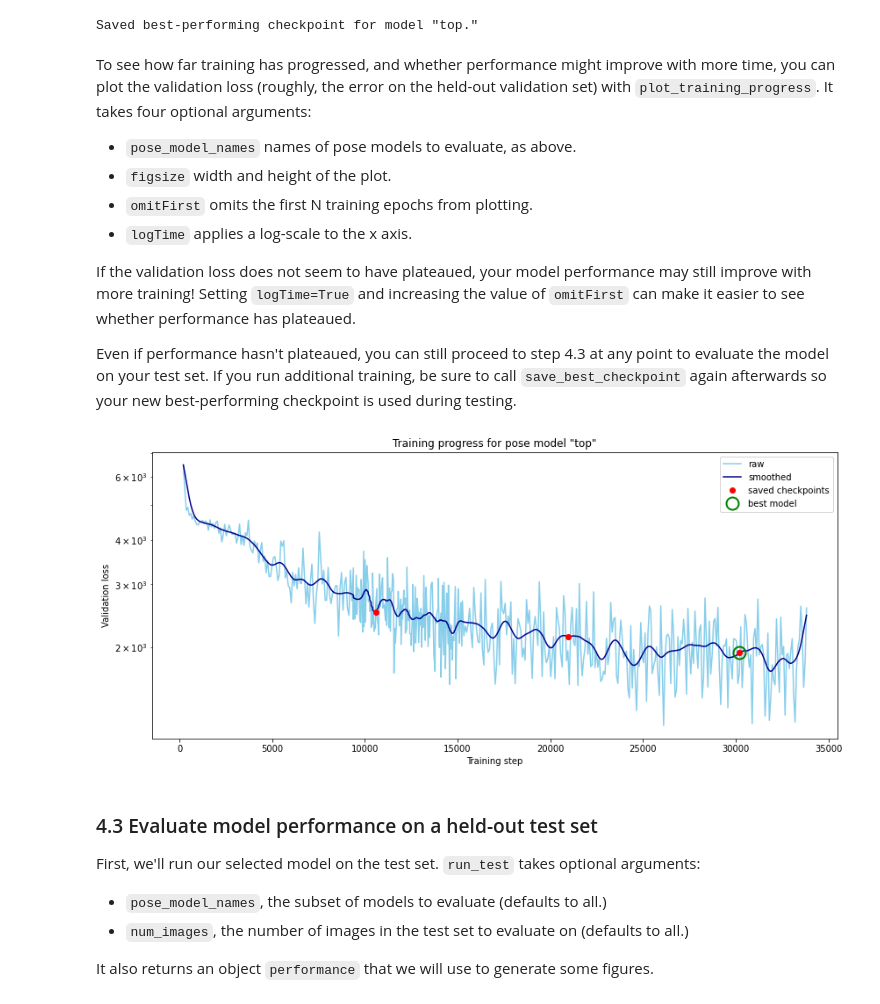
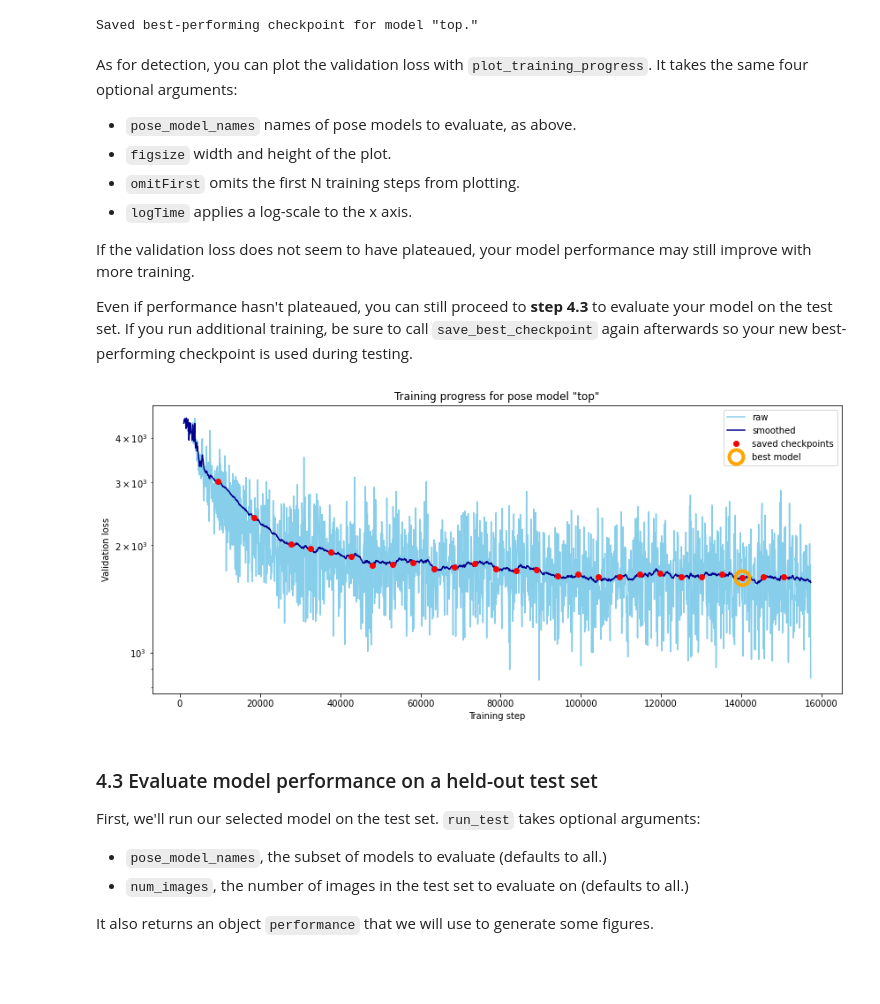
Before and after one commit to neuroethology/MARS_Developer, a Jupyter notebook: MARS_tutorial.ipynb, the cells around one changed output. Cells and saved outputs as stored; diff of their text form; code cells hidden in the pictures; blank space fills up the shorter version.

Commit message:
finishing checkpoint selection

```diff
--- a/MARS_tutorial.ipynb
+++ b/MARS_tutorial.ipynb
@@ -176,22 +192,22 @@ evaluation.save_best_checkpoint(project_path)
 # %% [output]
 Saved best-performing checkpoint for model "top."
 # %% [markdown]
-To see how far training has progressed, and whether performance might improve with more time, you can plot the validation loss (roughly, the error on the held-out validation set) with `plot_training_progress`. It takes four optional arguments:
+As for detection, you can plot the validation loss with `plot_training_progress`. It takes the same four optional arguments:
 * `pose_model_names` names of pose models to evaluate, as above.
 * `figsize` width and height of the plot.
-* `omitFirst` omits the first N training epochs from plotting.
+* `omitFirst` omits the first N training steps from plotting.
 * `logTime` applies a log-scale to the x axis.
 
-If the validation loss does not seem to have plateaued, your model performance may still improve with more training! Setting `logTime=True` and increasing the value of `omitFirst` can make it easier to see whether performance has plateaued.
+If the validation loss does not seem to have plateaued, your model performance may still improve with more training.
 
-Even if performance hasn't plateaued, you can still proceed to step 4.3 at any point to evaluate the model on your test set. If you run additional training, be sure to call `save_best_checkpoint` again afterwards so your new best-performing checkpoint is used during testing.
+Even if performance hasn't plateaued, you can still proceed to **step 4.3** to evaluate your model on the test set. If you run additional training, be sure to call `save_best_checkpoint` again afterwards so your new best-performing checkpoint is used during testing.
 # %%
-from hourglass_pose import evaluation
+from hourglass_pose import evaluate_pose
 
 project_path = 'D:\my_project'
-evaluation.plot_training_progress(project_path, omitFirst=200, logTime=False)
+evaluate_pose.plot_training_progress(project_path, omitFirst=1000, logTime=False)
 # %% [output]
-[figure, old version]
+[figure, new version]
 # %% [markdown]
 ### 4.3 Evaluate model performance on a held-out test set
 
```
Also changed, not shown: parts of 13 cells of this notebook, 3 other files.
